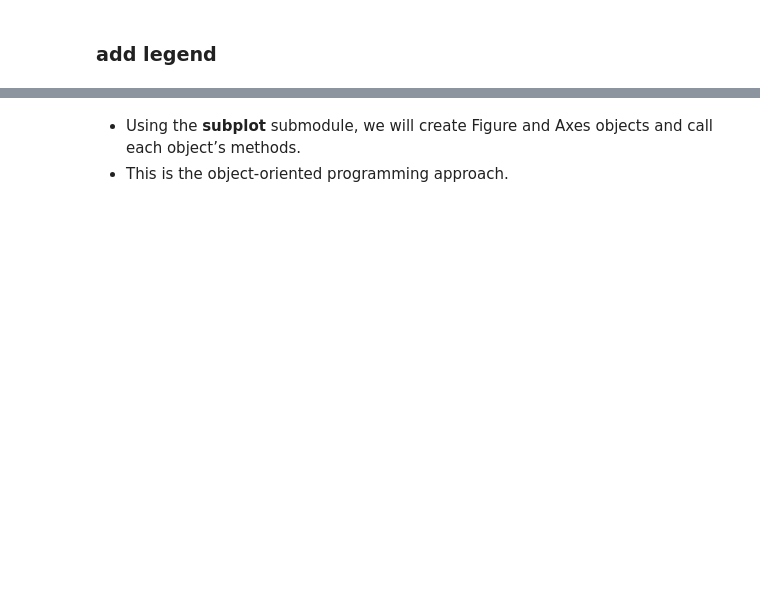
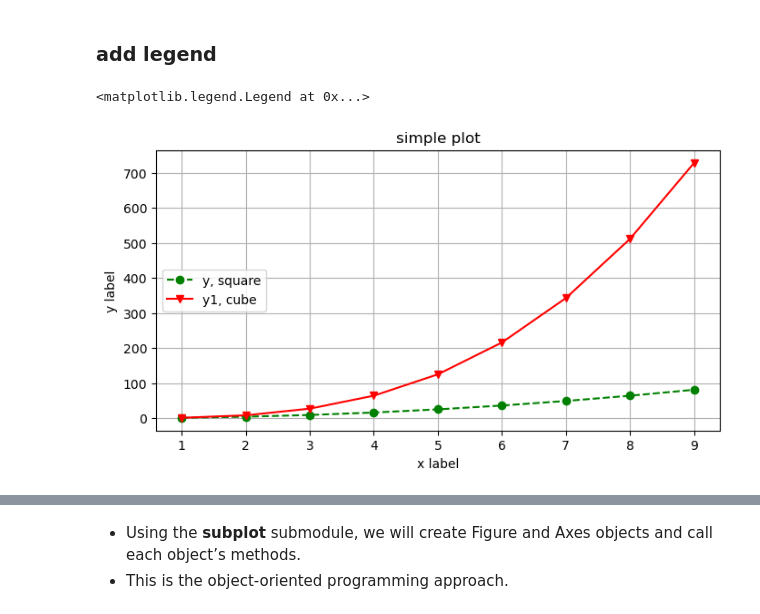
Before and after one commit to STAT2255/2023, a Jupyter notebook: notes/note11_Visualization.ipynb, the cells around one changed output, grey strips where cells are left out. Saved outputs shown, nothing was run; the diff lists cells and outputs as text; code cells hidden in the pictures; blank space fills up the shorter version.

```diff
--- a/notes/note11_Visualization.ipynb
+++ b/notes/note11_Visualization.ipynb
@@ -35,14 +67,17 @@ plt.grid(True)
 # %% [markdown]
 ### add legend
 # %%
-plt.figure(figsize=[10, 8])
+plt.figure(figsize=[8, 4])
 y1 = [i**3 for i in x]
-plt.plot(x, y, linestyle = '--', color = 'g', marker = 'o', label = 'square')
-plt.plot(x, y1, linestyle = '--', color = 'r', marker = 'v', label = 'cube')
+plt.plot(x, y, linestyle = '--', color = 'g', marker = 'o', label = 'y, square')
+plt.plot(x, y1, linestyle = '-', color = 'r', marker = 'v', label = 'y1, cube')
 plt.title("simple plot")
 plt.xlabel("x label")
 plt.ylabel("y label")
 plt.grid(True)
-plt.legend(loc='upper center')
+plt.legend(loc=6)
+# %% [output]
+<matplotlib.legend.Legend at 0x...>
+[figure, added]
 # %%
 help(plt.legend)
```
Also changed, not shown: parts of 13 cells of this notebook, 1 other file.
